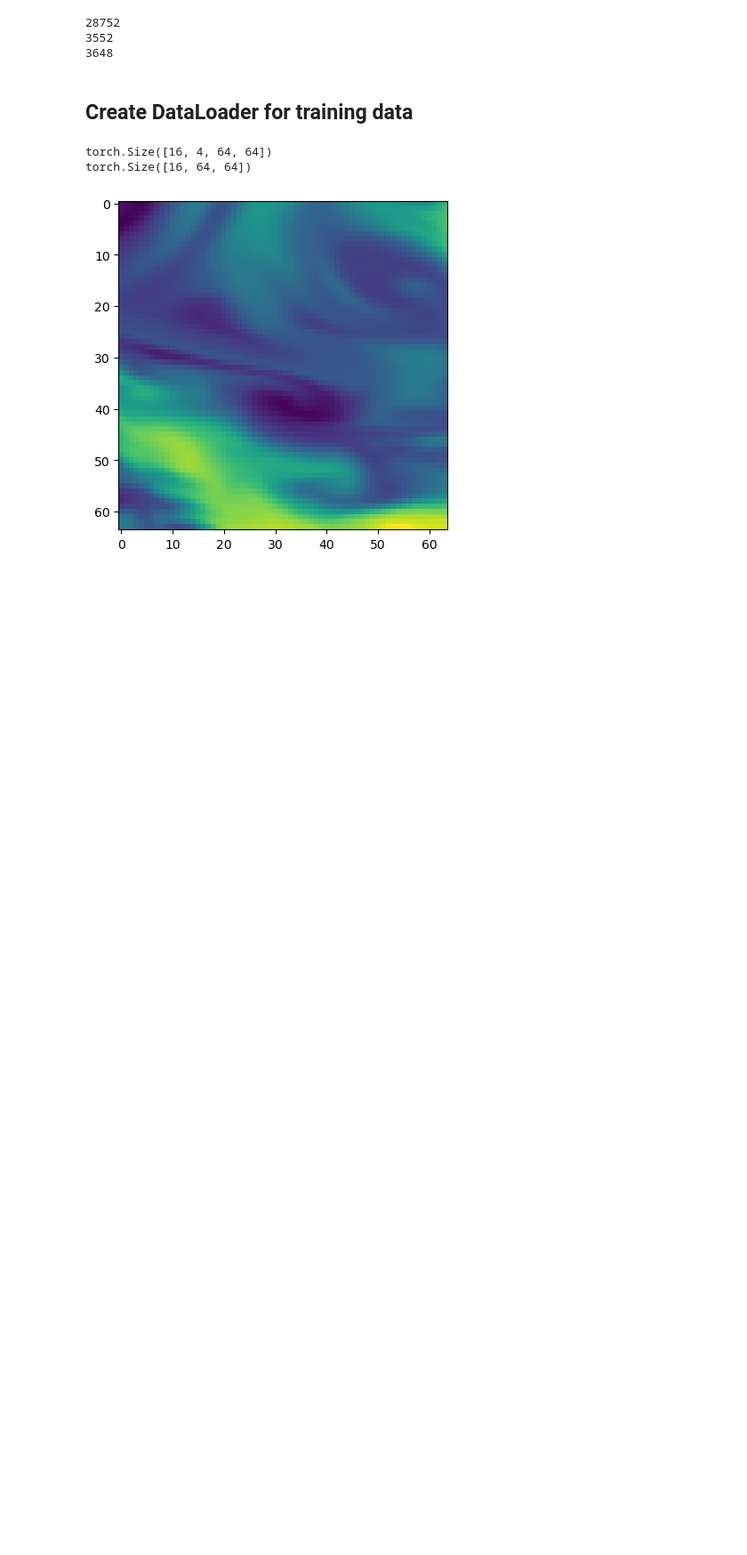
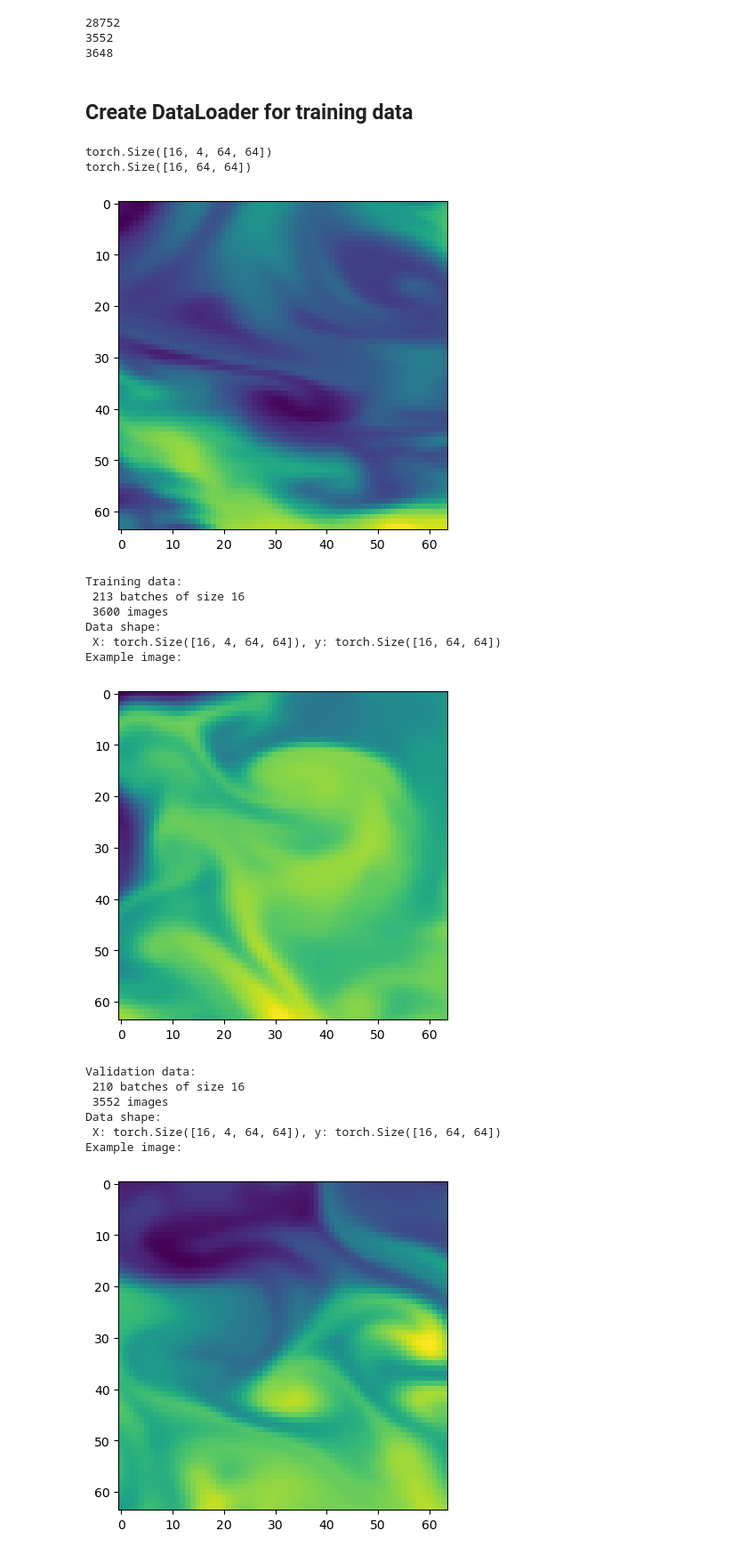
Before and after one commit to ghostpress/rainfall-pde-ml, a Jupyter notebook: code/modules/DataLoader.ipynb, the cells around one changed output. Shown: that part at 89% size. Saved outputs shown, nothing was run; the diff lists cells and outputs as text; code cells hidden in the pictures; blank space fills up the shorter version.

```diff
--- a/code/modules/DataLoader.ipynb
+++ b/code/modules/DataLoader.ipynb
@@ -438,3 +438,30 @@ plt.show()
 torch.Size([16, 4, 64, 64])
 torch.Size([16, 64, 64])
 [figure]
+# %%
+import DataLoader
+
+def datadir(x):
+    return "/home/lucia/projects/FORMES/rainfall-pde-ml/data/sst_npy/" + x
+# %%
+split = [0.1, 0.1, 0.1]
+path = datadir("")
+
+DL = DataLoader.DataLoader(path=path, split=split, batchsize=16, history=4)
+DL.create_training()
+DL.create_validation()
+# %% [output]
+Training data:
+ 213 batches of size 16
+ 3600 images
+Data shape:
+ X: torch.Size([16, 4, 64, 64]), y: torch.Size([16, 64, 64])
+Example image:
+[figure, added]
+Validation data:
+ 210 batches of size 16
+ 3552 images
+Data shape:
+ X: torch.Size([16, 4, 64, 64]), y: torch.Size([16, 64, 64])
+Example image:
+[figure, added]
```
Also changed, not shown: parts of 2 cells of this notebook.
